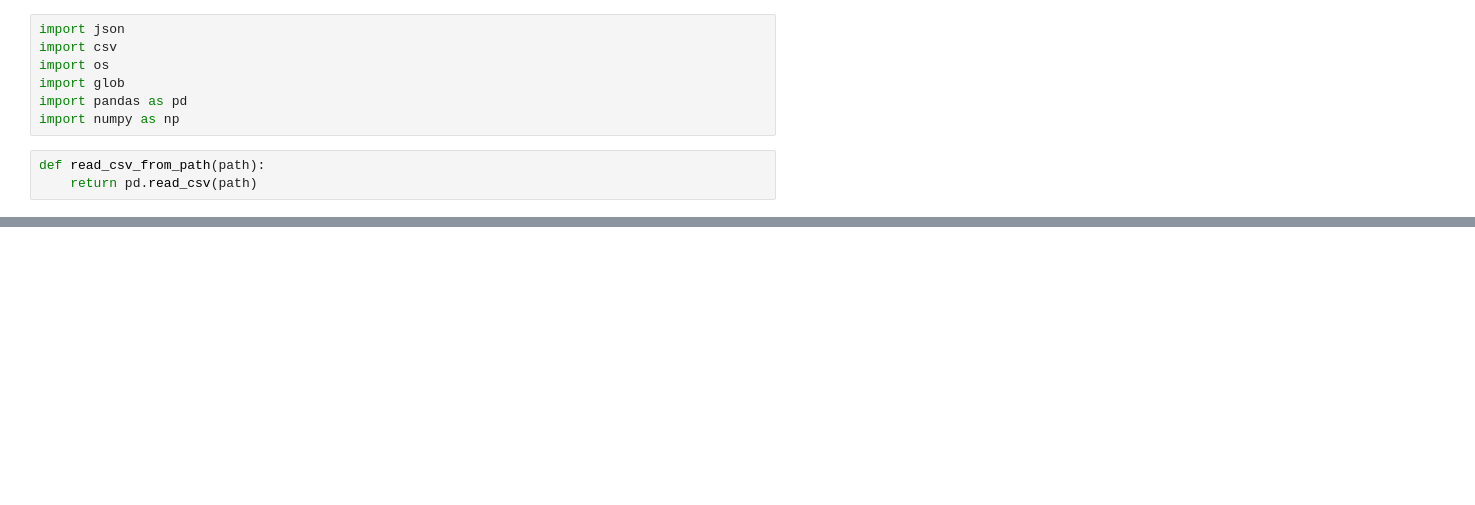
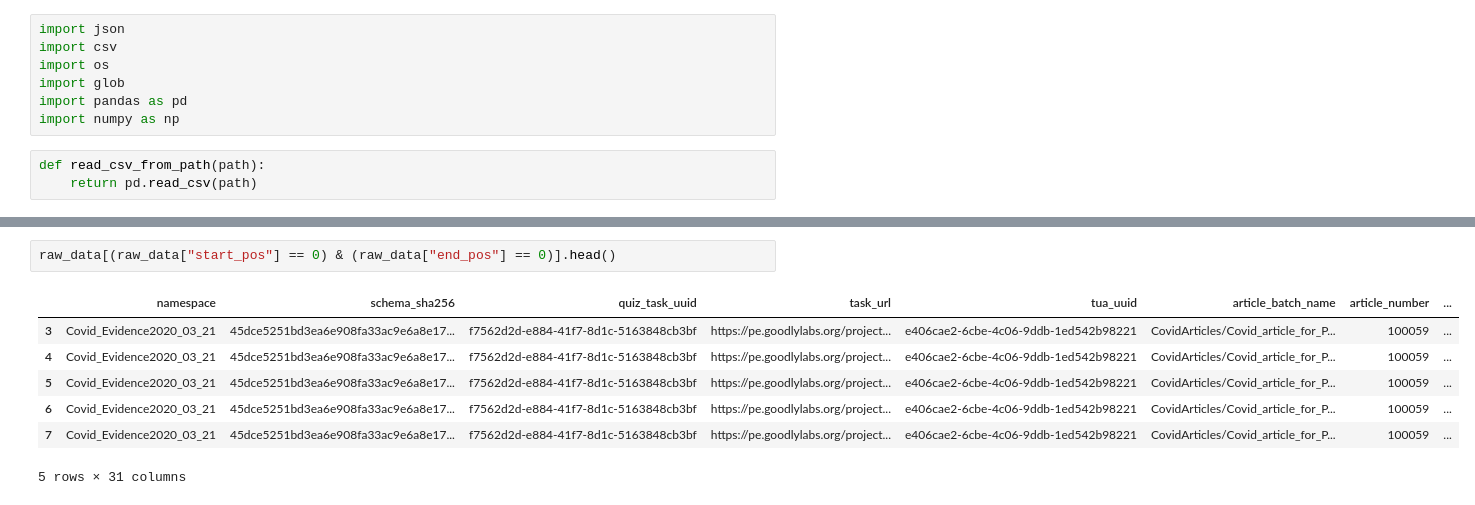
Before and after one commit to Goodly/pe-consensus-scoring, a Jupyter notebook: consensus_and_scoring/newsfeed/visualizations/DataHunt.ipynb, the cells around one changed output, grey strips where cells are left out. Drawn from its saved outputs; the diff is of its cells as text; blank space fills up the shorter version.

```diff
--- a/consensus_and_scoring/newsfeed/visualizations/DataHunt.ipynb
+++ b/consensus_and_scoring/newsfeed/visualizations/DataHunt.ipynb
@@ -28,0 +38,10 @@ def userID(frame):
+# %%
+raw_data[(raw_data["start_pos"] == 0) & (raw_data["end_pos"] == 0)].head()
+# %% [output]
+|  | namespace | schema_sha256 | quiz_task_uuid | task_url | tua_uuid | article_batch_name | article_number | ... |
+| 3 | Covid_Evidence2020_03_21 | 45dce5251bd3ea6e908fa33ac9e6a8e17... | f7562d2d-e884-41f7-8d1c-5163848cb3bf | https://pe.goodlylabs.org/project... | e406cae2-6cbe-4c06-9ddb-1ed542b98221 | CovidArticles/Covid_article_for_P... | 100059 | ... |
+| 4 | Covid_Evidence2020_03_21 | 45dce5251bd3ea6e908fa33ac9e6a8e17... | f7562d2d-e884-41f7-8d1c-5163848cb3bf | https://pe.goodlylabs.org/project... | e406cae2-6cbe-4c06-9ddb-1ed542b98221 | CovidArticles/Covid_article_for_P... | 100059 | ... |
+| 5 | Covid_Evidence2020_03_21 | 45dce5251bd3ea6e908fa33ac9e6a8e17... | f7562d2d-e884-41f7-8d1c-5163848cb3bf | https://pe.goodlylabs.org/project... | e406cae2-6cbe-4c06-9ddb-1ed542b98221 | CovidArticles/Covid_article_for_P... | 100059 | ... |
+| 6 | Covid_Evidence2020_03_21 | 45dce5251bd3ea6e908fa33ac9e6a8e17... | f7562d2d-e884-41f7-8d1c-5163848cb3bf | https://pe.goodlylabs.org/project... | e406cae2-6cbe-4c06-9ddb-1ed542b98221 | CovidArticles/Covid_article_for_P... | 100059 | ... |
+| 7 | Covid_Evidence2020_03_21 | 45dce5251bd3ea6e908fa33ac9e6a8e17... | f7562d2d-e884-41f7-8d1c-5163848cb3bf | https://pe.goodlylabs.org/project... | e406cae2-6cbe-4c06-9ddb-1ed542b98221 | CovidArticles/Covid_article_for_P... | 100059 | ... |
+5 rows × 31 columns
```
Also changed, not shown: parts of 20 cells of this notebook, 4 other files.
